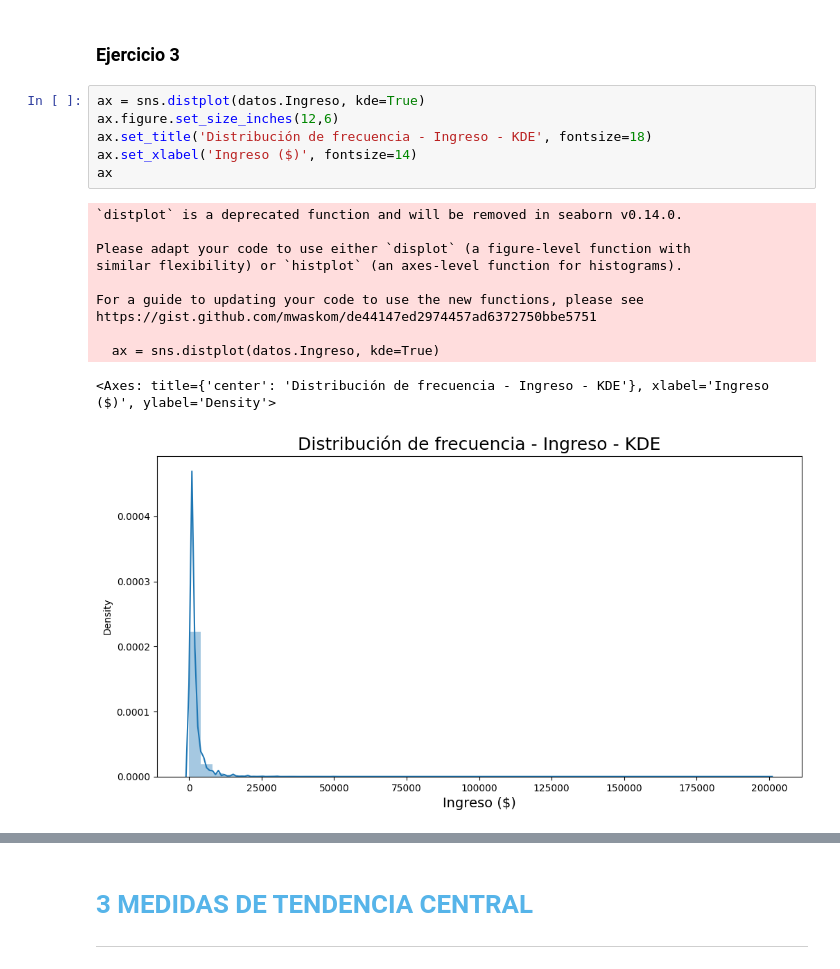
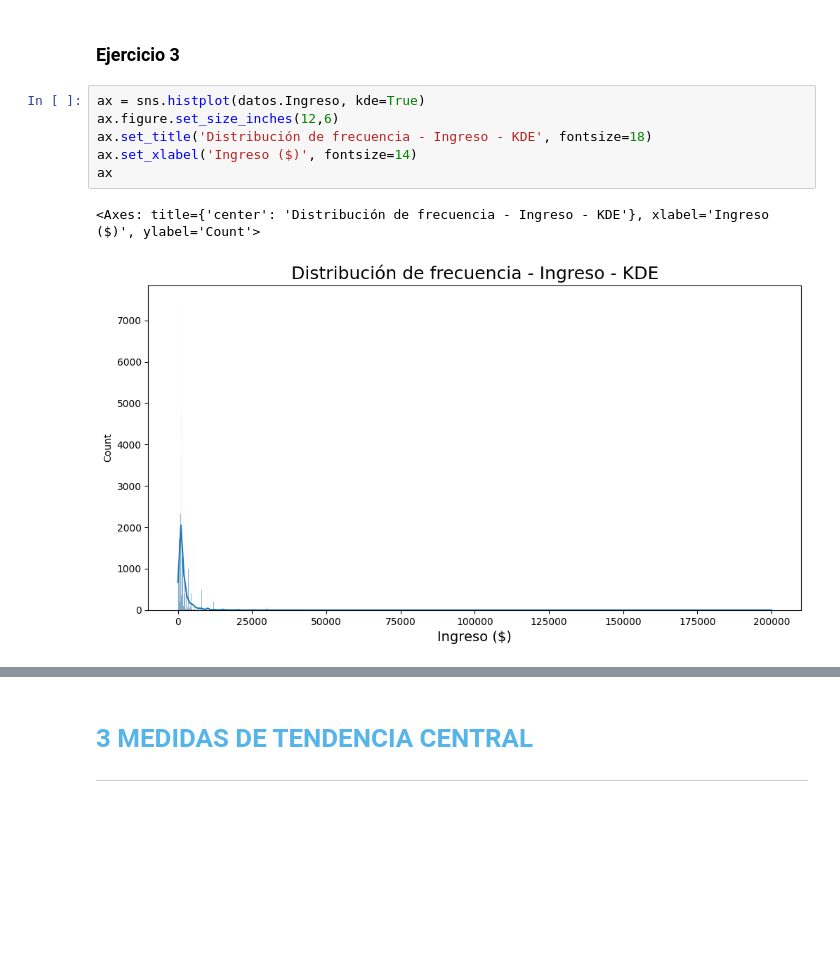
Before and after one commit to Daimond92/python_data_science, a Jupyter notebook: Curso_de_Estadística_con_Python_1.ipynb, the cells around one changed output, grey strips where cells are left out. Drawn from its saved outputs; the diff is of its cells as text; blank space fills up the shorter version.

```diff
--- a/Curso_de_Estadística_con_Python_1.ipynb
+++ b/Curso_de_Estadística_con_Python_1.ipynb
@@ -594,21 +574,12 @@ https://gist.github.com/mwaskom/de44147ed2974457ad6372750bbe5751
 # %% [markdown]
 ### Ejercicio 3
 # %%
-ax = sns.distplot(datos.Ingreso, kde=True)
+ax = sns.histplot(datos.Ingreso, kde=True)
 ax.figure.set_size_inches(12,6)
 ax.set_title('Distribución de frecuencia - Ingreso - KDE', fontsize=18)
 ax.set_xlabel('Ingreso ($)', fontsize=14)
 ax
 # %% [output]
-`distplot` is a deprecated function and will be removed in seaborn v0.14.0.
-
-Please adapt your code to use either `displot` (a figure-level function with
-similar flexibility) or `histplot` (an axes-level function for histograms).
-
-For a guide to updating your code to use the new functions, please see
-https://gist.github.com/mwaskom/de44147ed2974457ad6372750bbe5751
-
-  ax = sns.distplot(datos.Ingreso, kde=True)
+<Axes: title={'center': 'Distribución de frecuencia - Ingreso - KDE'}, xlabel='Ingreso ($)', ylabel='Count'>
-<Axes: title={'center': 'Distribución de frecuencia - Ingreso - KDE'}, xlabel='Ingreso ($)', ylabel='Density'>
-[figure, old version]
+[figure, new version]
 # %%
```
Also changed, not shown: parts of 24 cells of this notebook.
